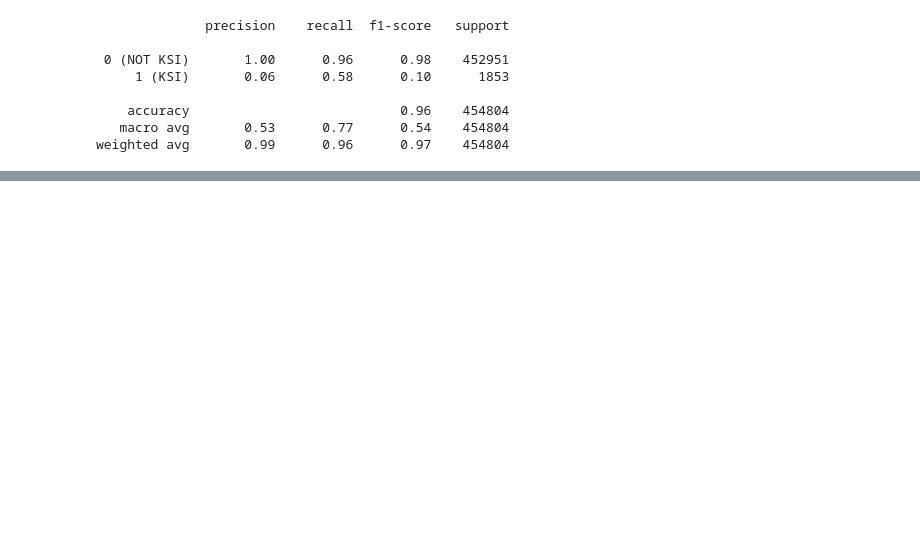
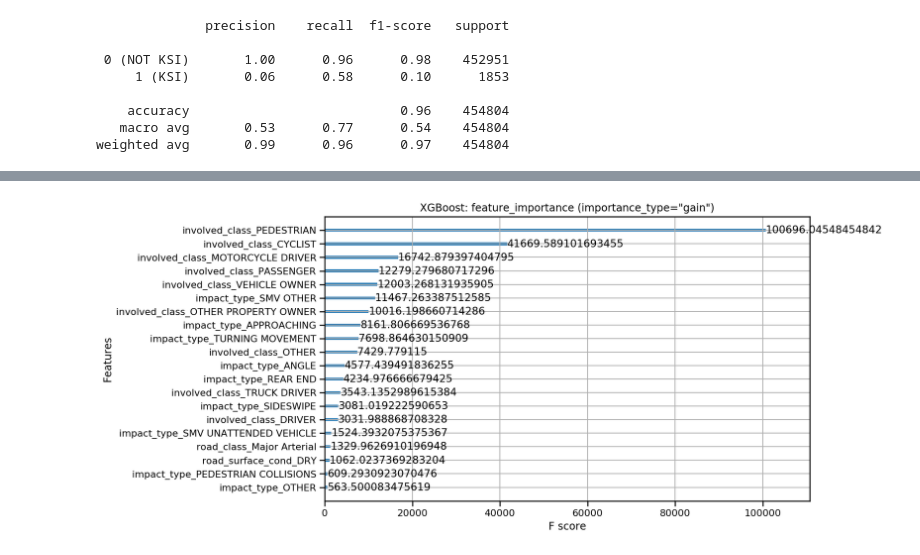
Before and after one commit to Dave-61/Insight_Data_Science, a Jupyter notebook: notebooks/TC_KSIprediction.ipynb, the cells around one changed output, grey strips where cells are left out. Drawn from its saved outputs; the diff is of its cells as text; code cells hidden in the pictures; blank space fills up the shorter version.

```diff
--- a/notebooks/TC_KSIprediction.ipynb
+++ b/notebooks/TC_KSIprediction.ipynb
@@ -585,0 +604,7 @@ weighted avg       0.99      0.96      0.97    454804
+# %%
+fig, ax = plt.subplots(figsize=(10,6))
+xgb.plot_importance(xgb_model, importance_type="gain", max_num_features=20, height=0.2, ax=ax) # importance_type: "weight", "cover", "gain"
+plt.title('XGBoost: feature_importance (importance_type="gain")')
+plt.show()
+# %% [output]
+[figure, added]
```
Also changed, not shown: parts of 28 cells of this notebook, 3 other files.
